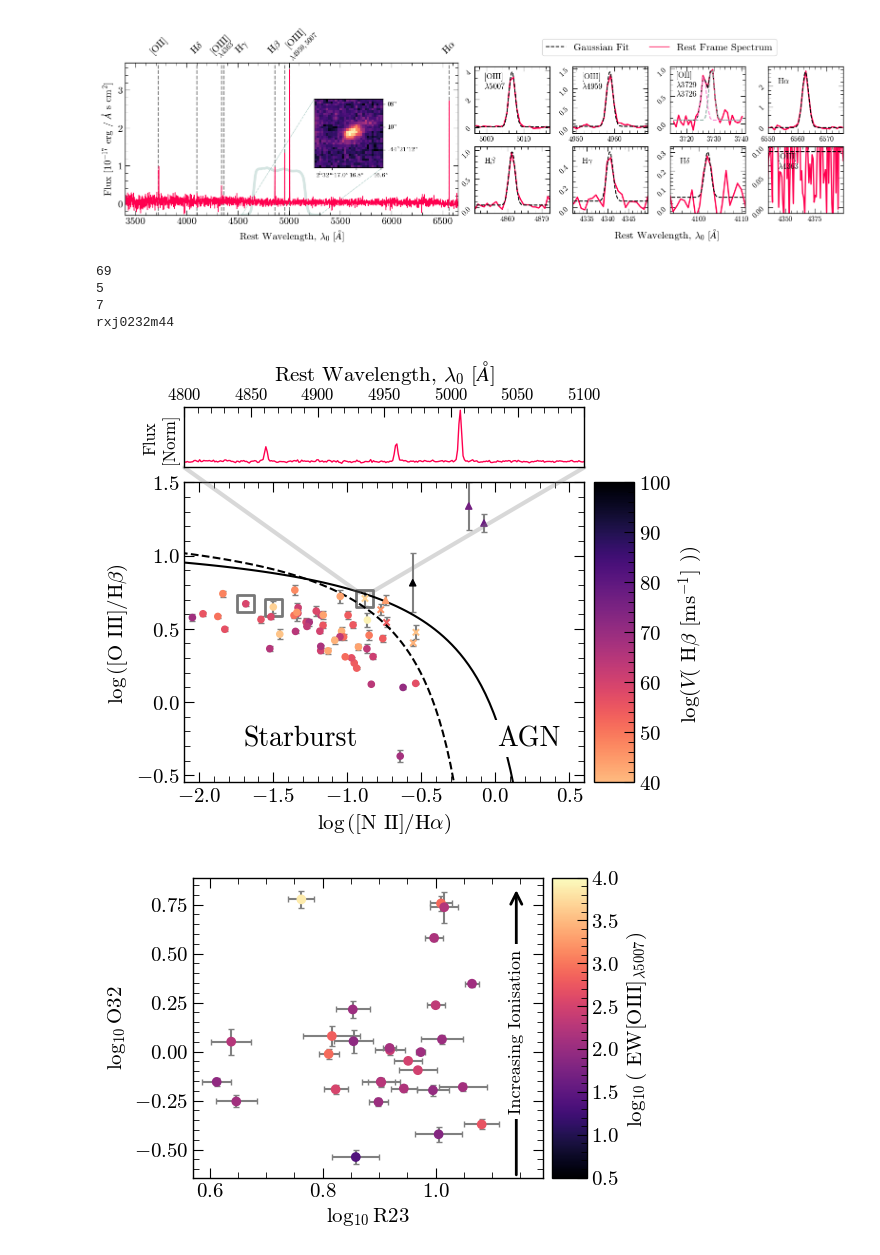
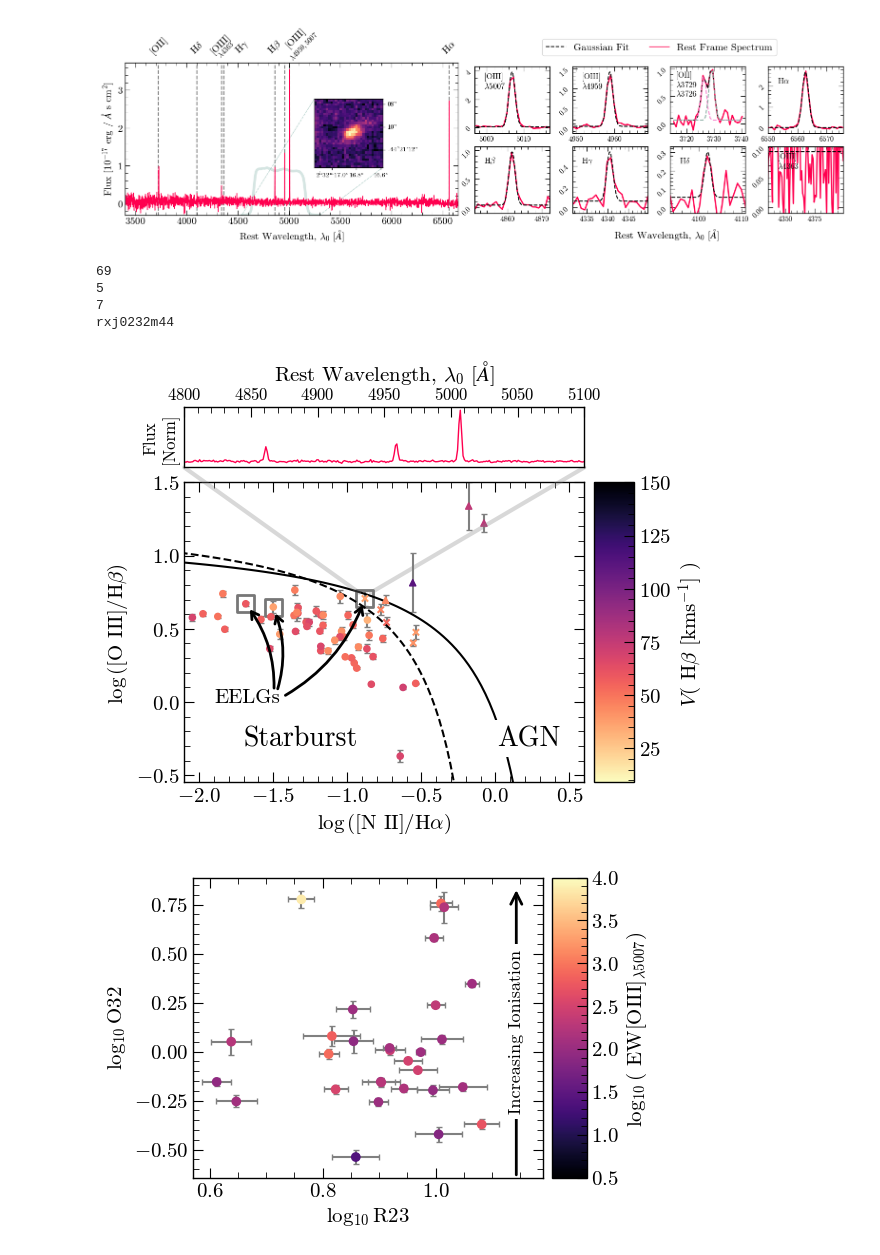
Before and after one commit to 0hardytom/eelgs, a Jupyter notebook: notebooks/xmas/catalogue_analysis/analysis.ipynb, the cells around one changed output. Cells and saved outputs as stored; diff of their text form; code cells hidden in the pictures.

```diff
--- a/notebooks/xmas/catalogue_analysis/analysis.ipynb
+++ b/notebooks/xmas/catalogue_analysis/analysis.ipynb
@@ -527,11 +528,16 @@ for i,key in enumerate(list(classf.keys())):
     mask = classf.get(key)
     print(len(xvals[mask]))
 
+    # hbetaDISP = np.log10(tab['hbeta_vel_disp'][mask])
     hbetaDISP = tab['hbeta_vel_disp'][mask]
 
+
     ax.errorbar(xvals[mask],yvals[mask], fmt='none', yerr=yerr[mask], ms=4, ecolor='gray', capsize=2)
-    sc = ax.scatter(xvals[mask],yvals[mask], marker = markers[i], c=hbetaDISP, s=20, zorder=10, cmap='magma_r', vmax=100, vmin=30)
-    fig.colorbar(sc, ax=ax,cax=ax2, label=r'log($V($ H$\beta$ [ms$^{-1}$] )) ')
+    # sc = ax.scatter(xvals[mask],yvals[mask], marker = markers[i], c=hbetaDISP, s=20, zorder=10, cmap='magma_r', vmax=2, vmin=1.6)
+    sc = ax.scatter(xvals[mask],yvals[mask], marker = markers[i], c=hbetaDISP, s=20, zorder=10, cmap='magma_r', vmax=10, vmin=150)
+
+    # fig.colorbar(sc, ax=ax,cax=ax2, label=r'log($V($ H$\beta$ [kms$^{-1}$] )) ')
+    fig.colorbar(sc, ax=ax,cax=ax2, label=r'$V($ H$\beta$ [kms$^{-1}$] ) ')
 
     current_peamask = mask&peamask
     if key == 'transition':
@@ -545,22 +551,22 @@ for i,key in enumerate(list(classf.keys())):
     pea_x_coords = xvals[current_peamask]
     pea_y_coords = yvals[current_peamask]
 
-#     for pea_x, pea_y in zip(pea_x_coords, pea_y_coords):
-#         arrow = FancyArrowPatch(
-#             (text_coords[0], text_coords[1]),
-#             (pea_x, pea_y),
-#             arrowstyle='->,head_length=5,head_width=3',
-#             connectionstyle="arc3,rad=.2",
-#             color='k',
-#             linestyle='-',
-#             linewidth=2,
-#             zorder=15,
-#             shrinkA=10,
-#             shrinkB=5
-#         )
-#         ax.add_patch(arrow)
-# shift = 0.3
-# ax.text(text_coords[0]-shift,text_coords[1],'Peas', fontsize=15)
+    for pea_x, pea_y in zip(pea_x_coords, pea_y_coords):
+        arrow = FancyArrowPatch(
+            (text_coords[0], text_coords[1]),
+            (pea_x, pea_y),
+            arrowstyle='->,head_length=5,head_width=3',
+            connectionstyle="arc3,rad=.2",
+            color='k',
+            linestyle='-',
+            linewidth=2,
+            zorder=15,
+            shrinkA=10,
+            shrinkB=5
+        )
+        ax.add_patch(arrow)
+shift = 0.4
+ax.text(text_coords[0]-shift,text_coords[1],'EELGs', fontsize=15)
 
 
 ax.set_xlim(-2.1,.6)
@@ -574,7 +580,7 @@ ax.plot(grid2,lr.kewley01(grid2),color='k')
 
 ax.text(-1.7,-.3,'Starburst', fontsize=20)
 ax.text(0.01,-.3,'AGN', fontsize=20, bbox=dict(facecolor='white', edgecolor='none', zorder=10))
-ax2.set_ylim([40,100])
+# ax2.set_ylim([40,100])
 
 ###### PLOT THE SPECTRUM ########
 
@@ -598,35 +604,35 @@ if transition_pea_coords is not None:
     spec_ymin = specax.get_ylim()[0]
 
     # Define the connection points on the bottom of the spectrum plot
     bottom_left_specax = (spec_xmin, spec_ymin)
     bottom_right_specax = (spec_xmax, spec_ymin)
 
     # Create the connection lines (patches)
     con1 = ConnectionPatch(
         xyA=bottom_left_specax, xyB=top_left_corner_ax,
         coordsA="data", coordsB="data", axesA=specax, axesB=ax,
         color="gray", linestyle="-", lw=3, zorder=1, alpha=0.3
     )
     con2 = ConnectionPatch(
         xyA=bottom_right_specax, xyB=top_right_corner_ax,
         coordsA="data", coordsB="data", axesA=specax, axesB=ax,
         color="gray", linestyle="-", lw=3, zorder=1, alpha=0.3
     )
 
     # Add the connection lines to the figure
     fig.add_artist(con1)
     fig.add_artist(con2)
 # --- END OF NEW CODE ---
 specax.set_zorder(20)
 
 pf.fix_plot([ax,ax2, specax])
-fig.savefig(f'figs/bpt_vel_noPeas1.png', dpi=600, bbox_inches='tight')
+fig.savefig(f'figs/bpt_vel_wPeas1.png', dpi=600, bbox_inches='tight')
 # %% [output]
 69
 5
 7
 rxj0232m44
-[figure, old version]
+[figure, new version]
 # %%
 def get_R23(sel):
     R23 = ((sel['oiii5007_flux']+sel['oiii4959_flux']+sel['oii3726_flux']+sel['oii3729_flux'])/sel['hbeta_flux']).data
```
Also changed, not shown: parts of 5 cells of this notebook, 3 other files.
